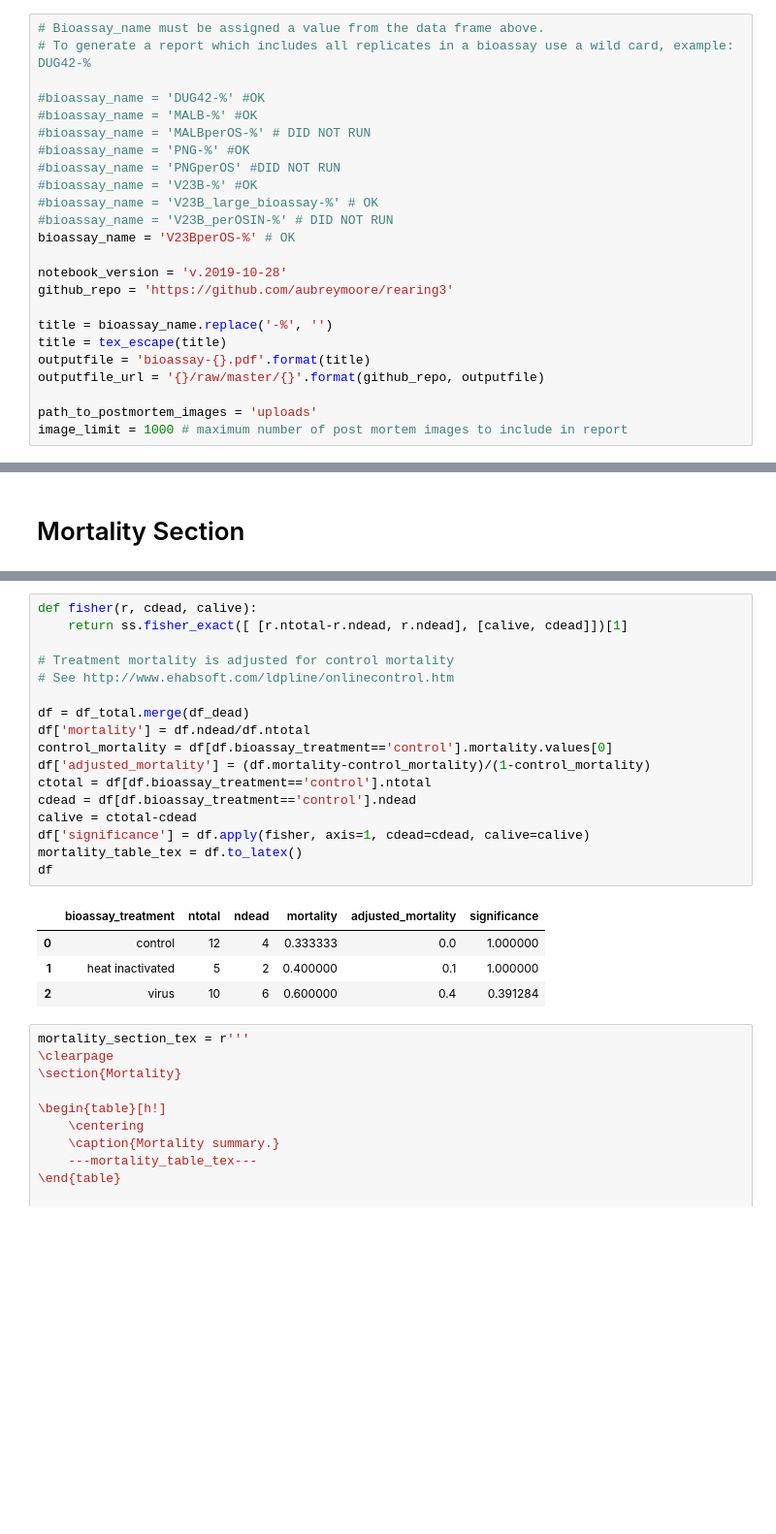
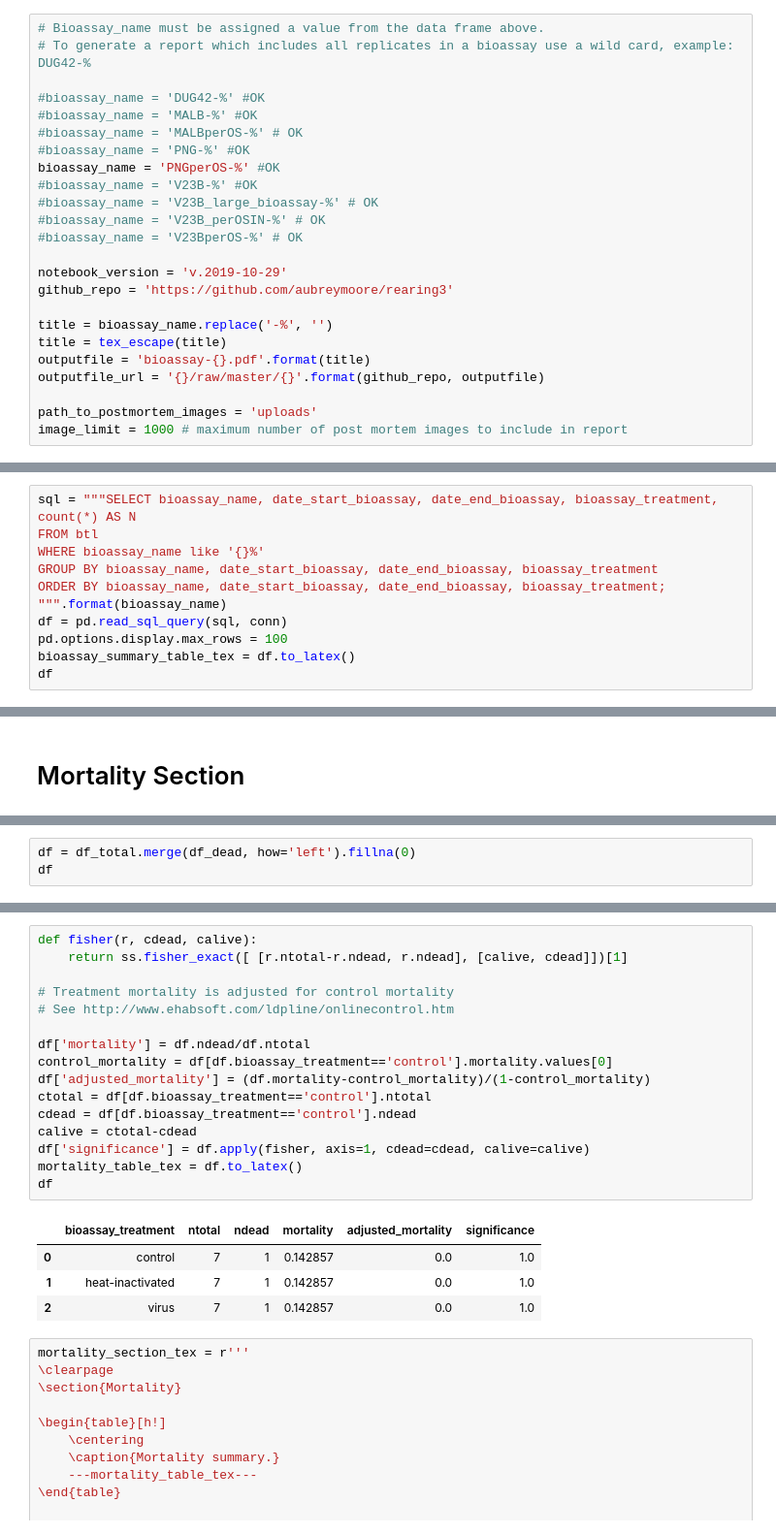
Before and after one commit to aubreymoore/rearing3, a Jupyter notebook: bioassay-report-generator.ipynb, the cells around one changed output, grey strips where cells are left out. Shown at 97% size. Saved outputs shown, nothing was run; the diff lists cells and outputs as text; blank space fills up the shorter version.

```diff
--- a/bioassay-report-generator.ipynb
+++ b/bioassay-report-generator.ipynb
@@ -98,15 +121,15 @@ df
 
 #bioassay_name = 'DUG42-%' #OK
 #bioassay_name = 'MALB-%' #OK
-#bioassay_name = 'MALBperOS-%' # DID NOT RUN
+#bioassay_name = 'MALBperOS-%' # OK
 #bioassay_name = 'PNG-%' #OK
-#bioassay_name = 'PNGperOS' #DID NOT RUN
+bioassay_name = 'PNGperOS-%' #OK
 #bioassay_name = 'V23B-%' #OK
 #bioassay_name = 'V23B_large_bioassay-%' # OK
-#bioassay_name = 'V23B_perOSIN-%' # DID NOT RUN
-bioassay_name = 'V23BperOS-%' # OK
+#bioassay_name = 'V23B_perOSIN-%' # OK
+#bioassay_name = 'V23BperOS-%' # OK
 
-notebook_version = 'v.2019-10-28'
+notebook_version = 'v.2019-10-29'
 github_repo = 'https://github.com/aubreymoore/rearing3'
 
 title = bioassay_name.replace('-%', '')
@@ -147,3 +170,14 @@ except:
     summary = 'Summary not available for "{}"'.format(s)
     summary = tex_escape(summary)
 #print(summary)
+# %%
+sql = """SELECT bioassay_name, date_start_bioassay, date_end_bioassay, bioassay_treatment, count(*) AS N
+FROM btl
+WHERE bioassay_name like '{}%'
+GROUP BY bioassay_name, date_start_bioassay, date_end_bioassay, bioassay_treatment
+ORDER BY bioassay_name, date_start_bioassay, date_end_bioassay, bioassay_treatment;
+""".format(bioassay_name)
+df = pd.read_sql_query(sql, conn)
+pd.options.display.max_rows = 100
+bioassay_summary_table_tex = df.to_latex()
+df
@@ -394,0 +432,3 @@ df_dead
+# %%
+df = df_total.merge(df_dead, how='left').fillna(0)
+df
@@ -395,25 +440,24 @@ df_dead
 # %%
 def fisher(r, cdead, calive):
     return ss.fisher_exact([ [r.ntotal-r.ndead, r.ndead], [calive, cdead]])[1]
 
 # Treatment mortality is adjusted for control mortality
 # See http://www.ehabsoft.com/ldpline/onlinecontrol.htm
 
-df = df_total.merge(df_dead)
 df['mortality'] = df.ndead/df.ntotal
 control_mortality = df[df.bioassay_treatment=='control'].mortality.values[0]
 df['adjusted_mortality'] = (df.mortality-control_mortality)/(1-control_mortality)
 ctotal = df[df.bioassay_treatment=='control'].ntotal
 cdead = df[df.bioassay_treatment=='control'].ndead
 calive = ctotal-cdead
 df['significance'] = df.apply(fisher, axis=1, cdead=cdead, calive=calive)
 mortality_table_tex = df.to_latex()
 df
 # %% [output]
 |  | bioassay_treatment | ntotal | ndead | mortality | adjusted_mortality | significance |
-| 0 | control | 12 | 4 | 0.333333 | 0.0 | 1.000000 |
-| 1 | heat inactivated | 5 | 2 | 0.400000 | 0.1 | 1.000000 |
-| 2 | virus | 10 | 6 | 0.600000 | 0.4 | 0.391284 |
+| 0 | control | 7 | 1 | 0.142857 | 0.0 | 1.0 |
+| 1 | heat-inactivated | 7 | 1 | 0.142857 | 0.0 | 1.0 |
+| 2 | virus | 7 | 1 | 0.142857 | 0.0 | 1.0 |
 # %%
 mortality_section_tex = r'''
 \clearpage
```
Also changed, not shown: parts of 17 cells of this notebook, 7 other files.
